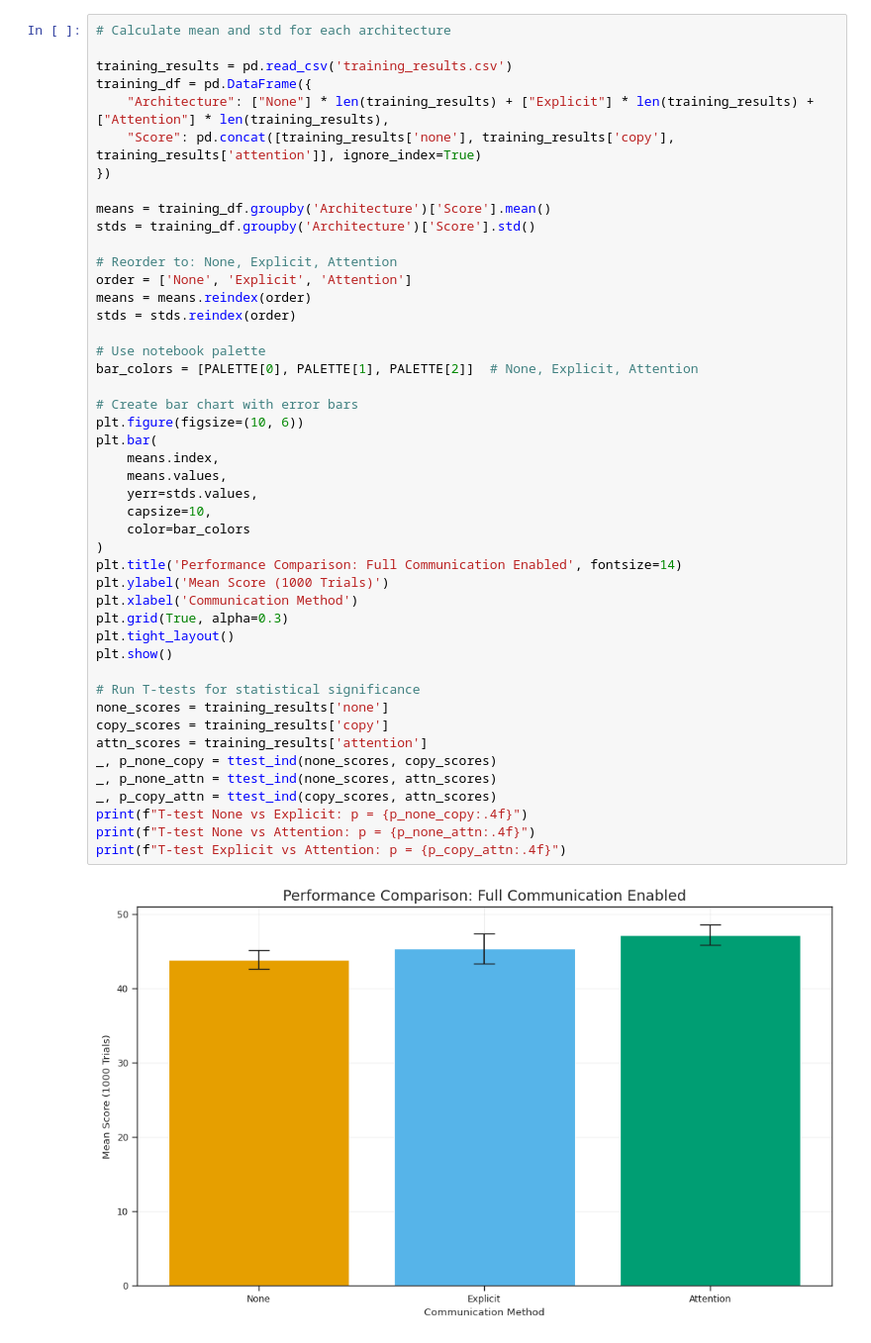
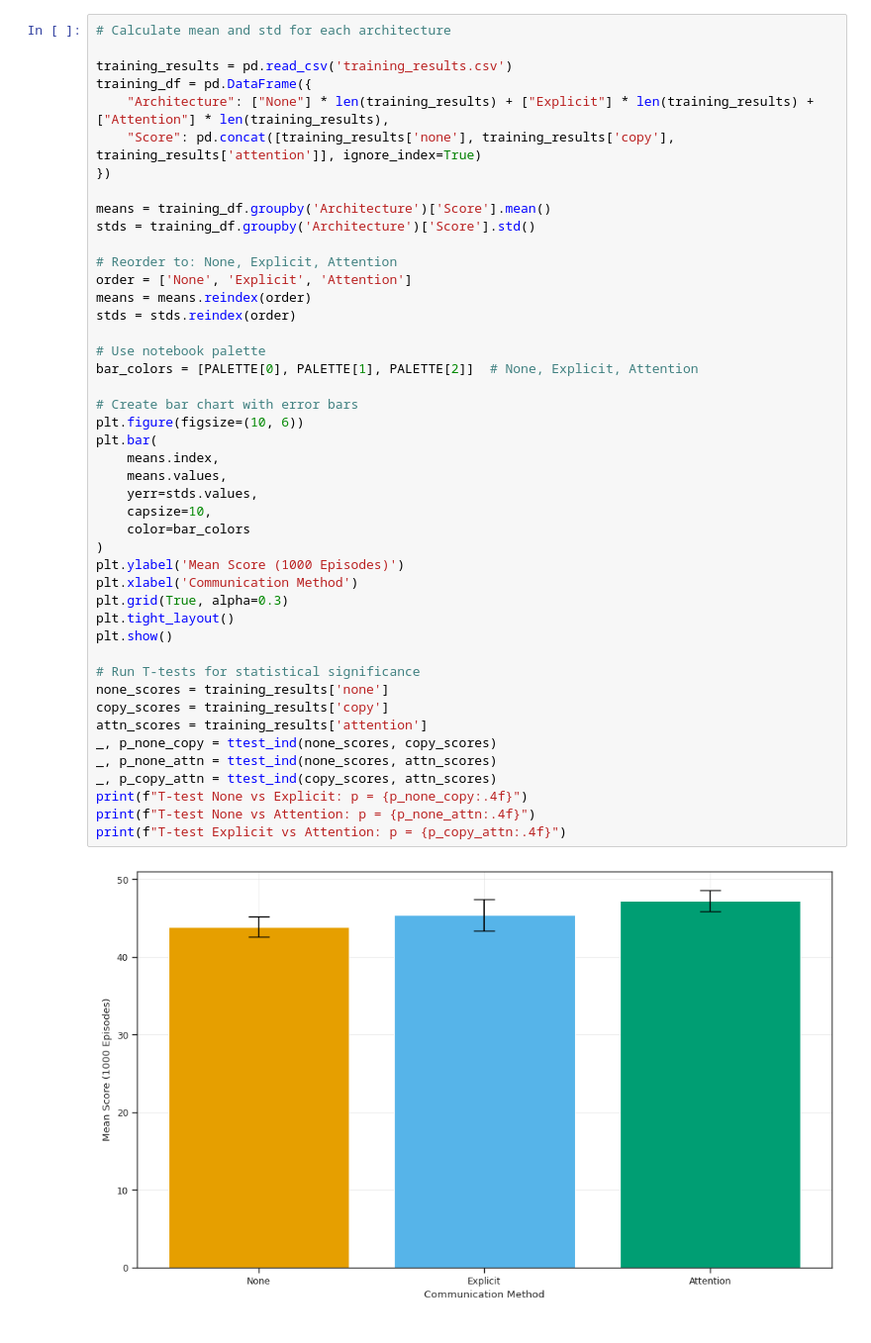
Before and after one commit to msoe-vex/VEX-AI-Reinforcement-Learning, a Jupyter notebook: analysis/analysis.ipynb, the cells around one changed output. Shown at 99% size. Drawn from its saved outputs; the diff is of its cells as text.

```diff
--- a/analysis/analysis.ipynb
+++ b/analysis/analysis.ipynb
@@ -224,36 +314,35 @@ means = means.reindex(order)
 stds = stds.reindex(order)
 
 # Use notebook palette
 bar_colors = [PALETTE[0], PALETTE[1], PALETTE[2]]  # None, Explicit, Attention
 
 # Create bar chart with error bars
 plt.figure(figsize=(10, 6))
 plt.bar(
     means.index,
     means.values,
     yerr=stds.values,
     capsize=10,
     color=bar_colors
 )
-plt.title('Performance Comparison: Full Communication Enabled', fontsize=14)
-plt.ylabel('Mean Score (1000 Trials)')
+plt.ylabel('Mean Score (1000 Episodes)')
 plt.xlabel('Communication Method')
 plt.grid(True, alpha=0.3)
 plt.tight_layout()
 plt.show()
 
 # Run T-tests for statistical significance
 none_scores = training_results['none']
 copy_scores = training_results['copy']
 attn_scores = training_results['attention']
 _, p_none_copy = ttest_ind(none_scores, copy_scores)
 _, p_none_attn = ttest_ind(none_scores, attn_scores)
 _, p_copy_attn = ttest_ind(copy_scores, attn_scores)
 print(f"T-test None vs Explicit: p = {p_none_copy:.4f}")
 print(f"T-test None vs Attention: p = {p_none_attn:.4f}")
 print(f"T-test Explicit vs Attention: p = {p_copy_attn:.4f}")
 # %% [output]
-[figure, old version]
+[figure, new version]
 T-test None vs Explicit: p = 0.1938
 T-test None vs Attention: p = 0.0038
 T-test Explicit vs Attention: p = 0.1270
```
Also changed, not shown: parts of 2 cells of this notebook, 3 other files.
